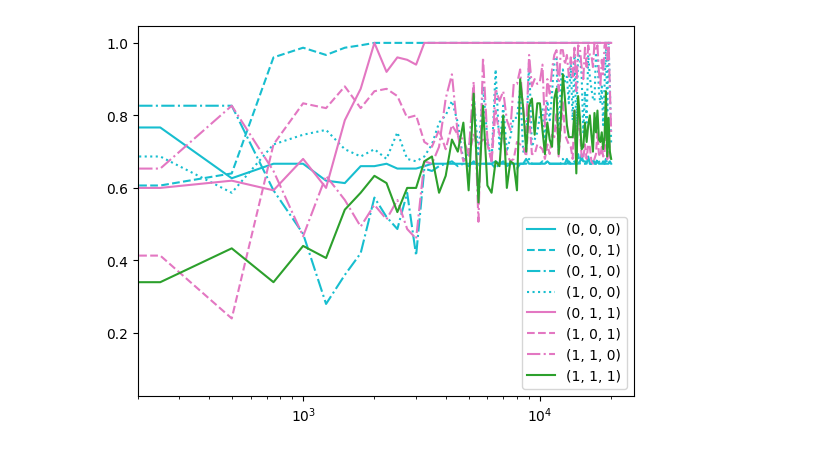
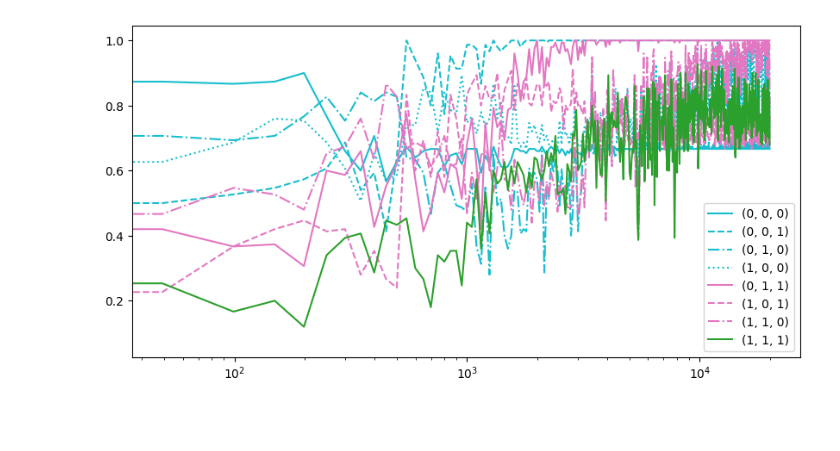
Before and after one commit to RajatRasal/emergent_trajectories, a Jupyter notebook: Untitled.ipynb, the cells around one changed output. Cells and saved outputs as stored; diff of their text form; code cells hidden in the pictures; blank space fills up the shorter version.

Commit message:
notebook containing step-wise plots

```diff
--- a/Untitled.ipynb
+++ b/Untitled.ipynb
@@ -66,3 +62,36 @@ ERROR! Session/line number was not unique in database. History logging moved to
 (1, 0, 1)
 (1, 1, 0)
 (1, 1, 1)
+# %%
+from dataset import diffusion_ds
+
+data_path = "./datasets/single-body_2d_3classes 2"
+train_labels = [(0, 0, 0), (0, 0, 1), (1, 0, 0), (0, 1, 0)]
+_, test_dicts = diffusion_ds(data_path, train_labels, 28, 1000, 50)
+
+labels = [
+    (0, 0, 0),
+    (0, 0, 1),
+    (0, 1, 0),
+    (1, 0, 0),
+    (0, 1, 1),
+    (1, 0, 1),
+    (1, 1, 0),
+    (1, 1, 1),
+]
+
+image_idx = 10
+fig, ax = plt.subplots(nrows=len(labels), ncols=10, figsize=(8, 8))
+ax[0][0].set_title("Orig.", fontsize=8)
+for i, label in enumerate(labels):
+    ax[i][0].set_ylabel(str(label))
+    ax[i][0].set_xticks([])
+    ax[i][0].set_yticks([])
+    group_fig = figs[label][::50]
+    orig = test_dicts[label][image_idx][0]
+    ax[i][0].imshow(orig.permute(1, 2, 0).cpu().numpy())
+    for j, imgs in enumerate(group_fig):
+        ax[i][j + 1].imshow(imgs[0][image_idx].permute(1, 2, 0).cpu().numpy())
+        ax[i][j + 1].set_xticks([])
+        ax[i][j + 1].set_yticks([])
+plt.show()
@@ -69,23 +100,23 @@ ERROR! Session/line number was not unique in database. History logging moved to
 # %%
-plt.xscale("log")
-
 label_keys = {
     (0, 0, 0): {"color": "tab:cyan", "linestyle": "solid"},
     (0, 0, 1): {"color": "tab:cyan", "linestyle": "dashed"},
     (0, 1, 0): {"color": "tab:cyan", "linestyle": "dashdot"},
     (1, 0, 0): {"color": "tab:cyan", "linestyle": "dotted"},
     (0, 1, 1): {"color": "tab:pink", "linestyle": "solid"},
     (1, 0, 1): {"color": "tab:pink", "linestyle": "dashed"},
     (1, 1, 0): {"color": "tab:pink", "linestyle": "dashdot"},
     (1, 1, 1): {"color": "tab:green", "linestyle": "solid"},
 }
 
+plt.figure(figsize=(10, 5))
 for k, plot_attr in label_keys.items():
     v = accuracies[k]
-    xs = [x for x, _ in v][::5]
-    ys = [y for _, y in v][::5]
+    xs = [x for x, _ in v]
+    ys = [y for _, y in v]
     plt.plot(xs, ys, color=plot_attr["color"], linestyle=plot_attr["linestyle"], label=k)
+plt.xscale("log")
 plt.legend()
 plt.show()
 # %% [output]
-[figure, old version]
+[figure, new version]
```
Also changed, not shown: parts of 2 cells of this notebook, 3 other files.
